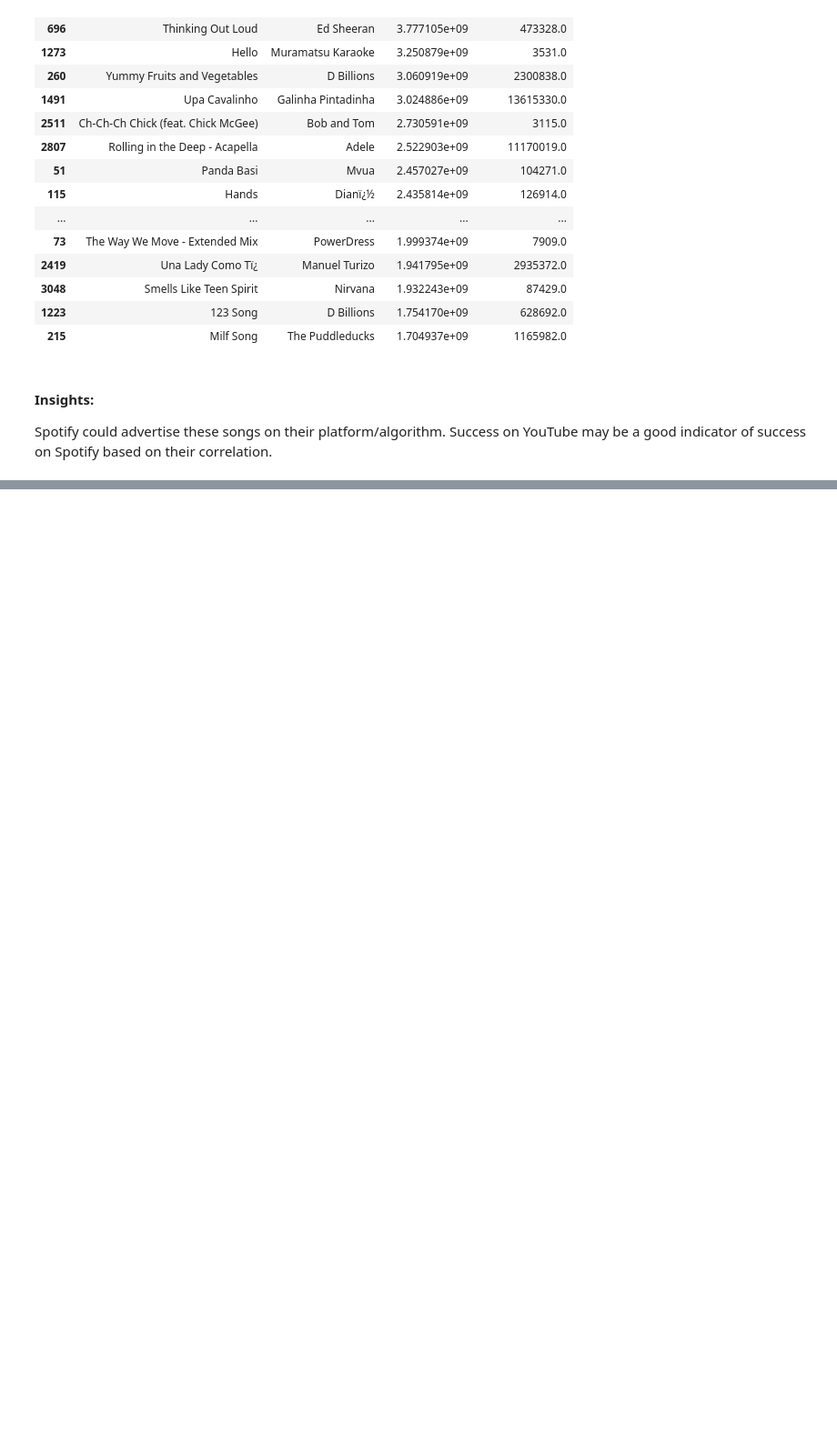
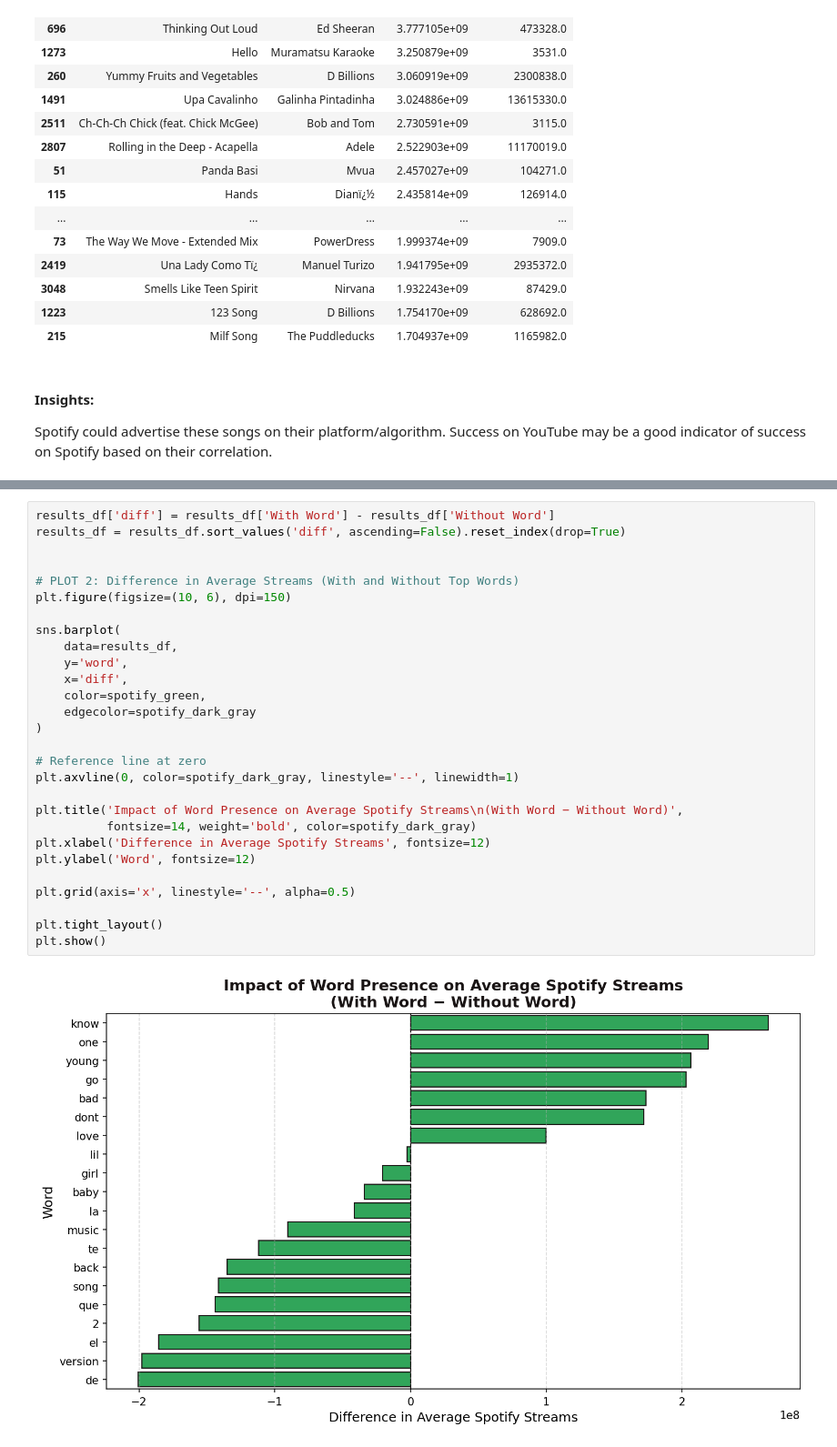
Before and after one commit to mani-atwal/Most-Streamed-Spotify-Songs-2024-Exploratory-Data-Analysis, a Jupyter notebook: final_project.ipynb, the cells around one changed output, grey strips where cells are left out. Shown at 91% size. Cells and saved outputs as stored; diff of their text form; blank space fills up the shorter version.

```diff
--- a/final_project.ipynb
+++ b/final_project.ipynb
@@ -257,0 +308,30 @@ Spotify could advertise these songs on their platform/algorithm. Success on YouT
+# %%
+results_df['diff'] = results_df['With Word'] - results_df['Without Word']
+results_df = results_df.sort_values('diff', ascending=False).reset_index(drop=True)
+
+
+# PLOT 2: Difference in Average Streams (With and Without Top Words)
+plt.figure(figsize=(10, 6), dpi=150)
+
+sns.barplot(
+    data=results_df,
+    y='word',
+    x='diff',
+    color=spotify_green,
+    edgecolor=spotify_dark_gray
+)
+
+# Reference line at zero
+plt.axvline(0, color=spotify_dark_gray, linestyle='--', linewidth=1)
+
+plt.title('Impact of Word Presence on Average Spotify Streams\n(With Word − Without Word)',
+          fontsize=14, weight='bold', color=spotify_dark_gray)
+plt.xlabel('Difference in Average Spotify Streams', fontsize=12)
+plt.ylabel('Word', fontsize=12)
+
+plt.grid(axis='x', linestyle='--', alpha=0.5)
+
+plt.tight_layout()
+plt.show()
+# %% [output]
+[figure, added]
```
Also changed, not shown: parts of 8 cells of this notebook, 1 other file.
